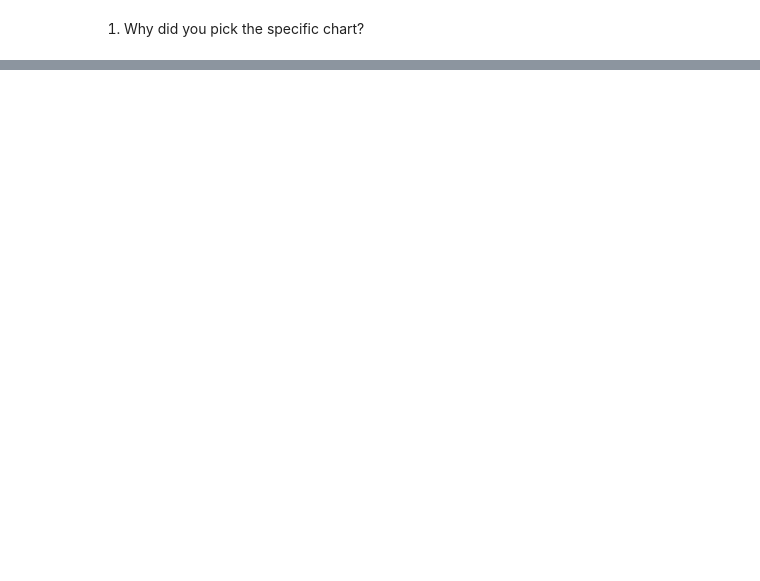
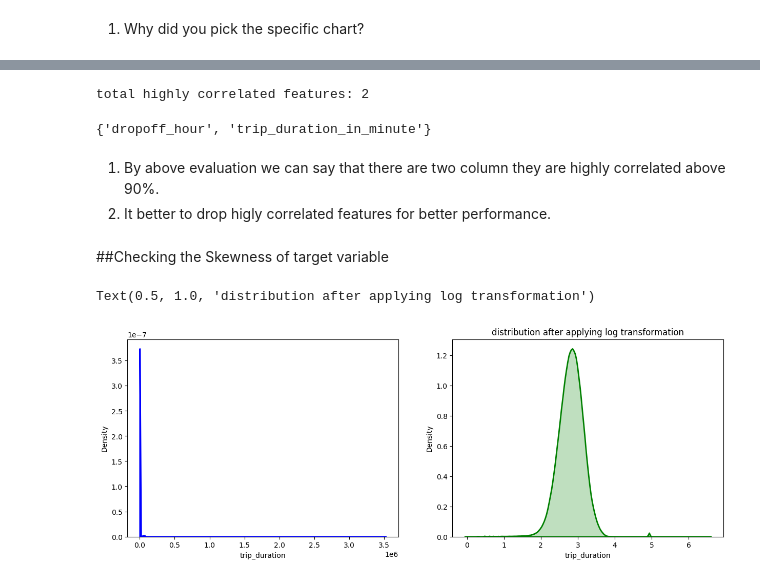
Before and after one commit to Dhanashree2002/Linear-Regression-Self-Project-, a Jupyter notebook: NYC_Taxi_Time_Prediction.ipynb, the cells around one changed output, grey strips where cells are left out. Drawn from its saved outputs; the diff is of its cells as text; code cells hidden in the pictures; blank space fills up the shorter version.

```diff
--- a/NYC_Taxi_Time_Prediction.ipynb
+++ b/NYC_Taxi_Time_Prediction.ipynb
@@ -500,0 +617,24 @@ The lineplot, are used to represent the distribution of a set of values. They sh
+# %%
+# Calling the function with threshold value 0.90
+highly_correlated_features=correlated(taxi_df,0.90)
+print('total highly correlated features:',len(set(highly_correlated_features)))
+# %% [output]
+total highly correlated features: 2
+# %%
+highly_correlated_features
+# %% [output]
+{'dropoff_hour', 'trip_duration_in_minute'}
+# %% [markdown]
+1. By above evaluation we can say that there are two column they are highly correlated above 90%.
+2. It better to drop higly correlated features for better performance.
+# %% [markdown]
+##Checking the Skewness of target variable
+# %%
+#Dist plot of trip duration
+fig, ax=plt.subplots(nrows= 1, ncols= 2, figsize = (15,5))
+sns.distplot(taxi_df.trip_duration,color='blue',ax=ax[0],hist=False,kde_kws= {'shade':True, 'linewidth':2})
+sns.distplot(np.log10(taxi_df["trip_duration"]),color='green',ax=ax[1],hist= False,kde= True,kde_kws= {'shade':True, 'linewidth':2})
+ax[1].set_title("distribution after applying log transformation")
+# %% [output]
+Text(0.5, 1.0, 'distribution after applying log transformation')
+[figure, added]
```
Also changed, not shown: parts of 58 cells of this notebook.
